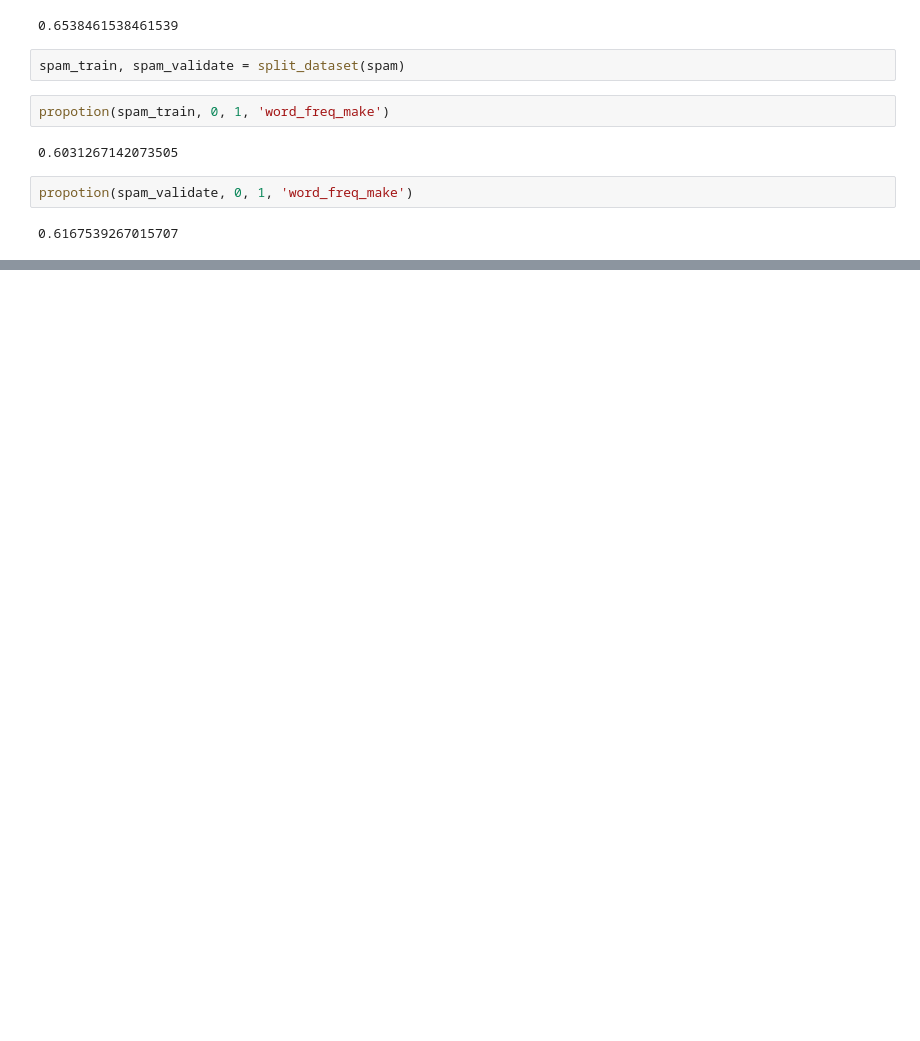
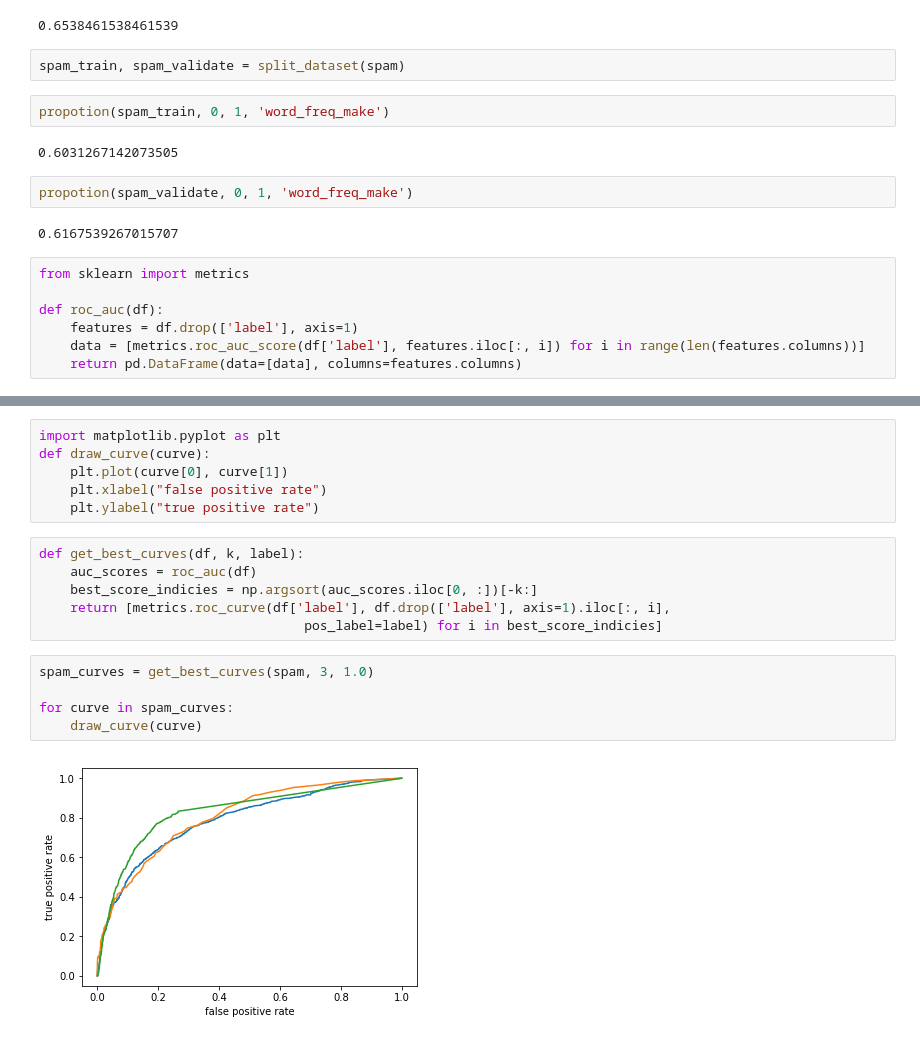
Before and after one commit to olgalupuleac/MachineLearningCourse, a Jupyter notebook: hw1/hw1.ipynb, the cells around one changed output, grey strips where cells are left out. Cells and saved outputs as stored; diff of their text form; blank space fills up the shorter version.

Commit message:
done roc curves

```diff
--- a/hw1/hw1.ipynb
+++ b/hw1/hw1.ipynb
@@ -317,3 +317,10 @@ propotion(spam_train, 0, 1, 'word_freq_make')
 propotion(spam_validate, 0, 1, 'word_freq_make')
 # %% [output]
 0.6167539267015707
+# %%
+from sklearn import metrics
+
+def roc_auc(df):
+    features = df.drop(['label'], axis=1)
+    data = [metrics.roc_auc_score(df['label'], features.iloc[:, i]) for i in range(len(features.columns))]
+    return pd.DataFrame(data=[data], columns=features.columns)
@@ -319,0 +339,19 @@ propotion(spam_validate, 0, 1, 'word_freq_make')
+# %%
+import matplotlib.pyplot as plt
+def draw_curve(curve):
+    plt.plot(curve[0], curve[1])
+    plt.xlabel("false positive rate")
+    plt.ylabel("true positive rate")
+# %%
+def get_best_curves(df, k, label):
+    auc_scores = roc_auc(df)
+    best_score_indicies = np.argsort(auc_scores.iloc[0, :])[-k:]
+    return [metrics.roc_curve(df['label'], df.drop(['label'], axis=1).iloc[:, i],
+                                  pos_label=label) for i in best_score_indicies]
+# %%
+spam_curves = get_best_curves(spam, 3, 1.0)
+
+for curve in spam_curves:
+    draw_curve(curve)
+# %% [output]
+[figure, added]
```
Also changed, not shown: parts of 3 cells of this notebook.
